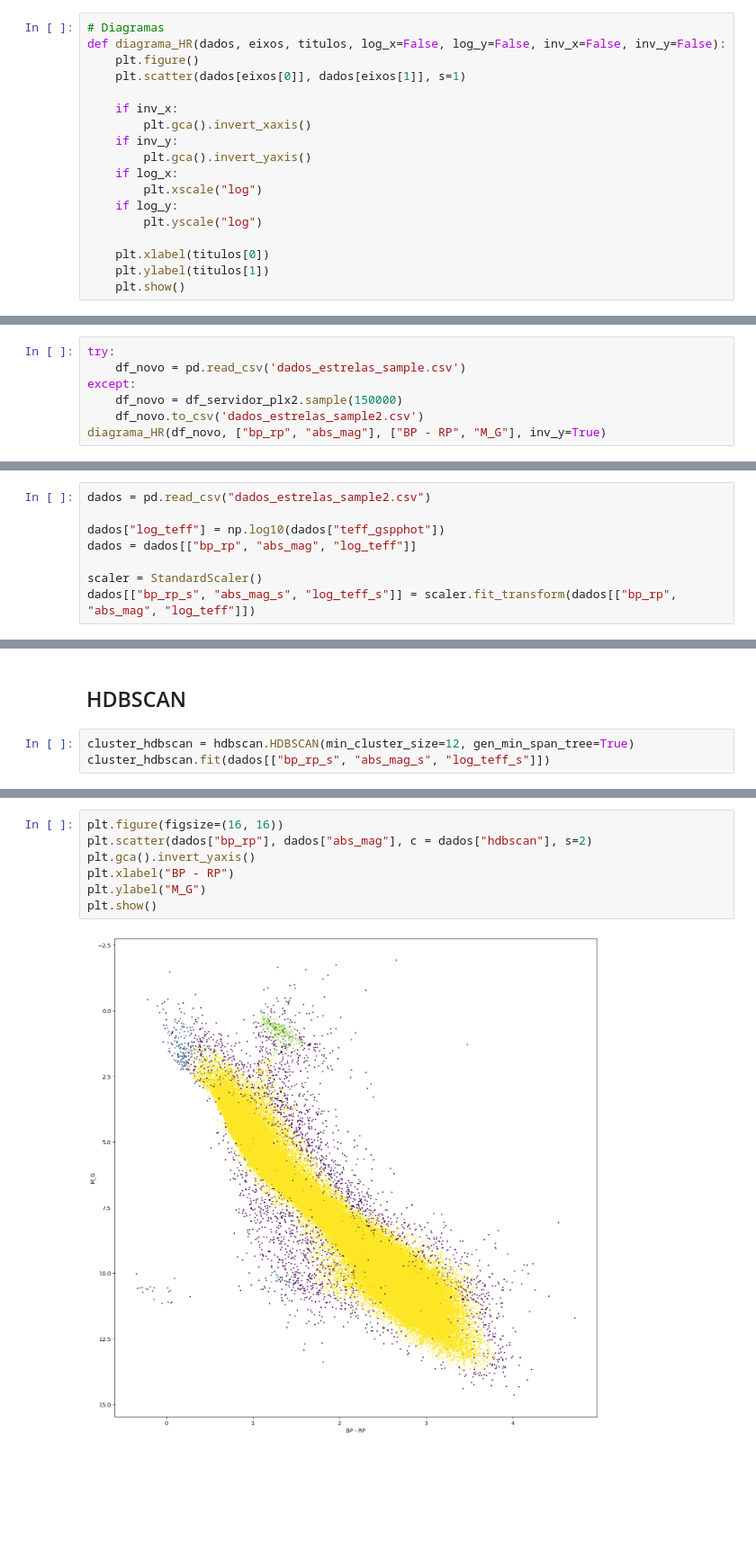
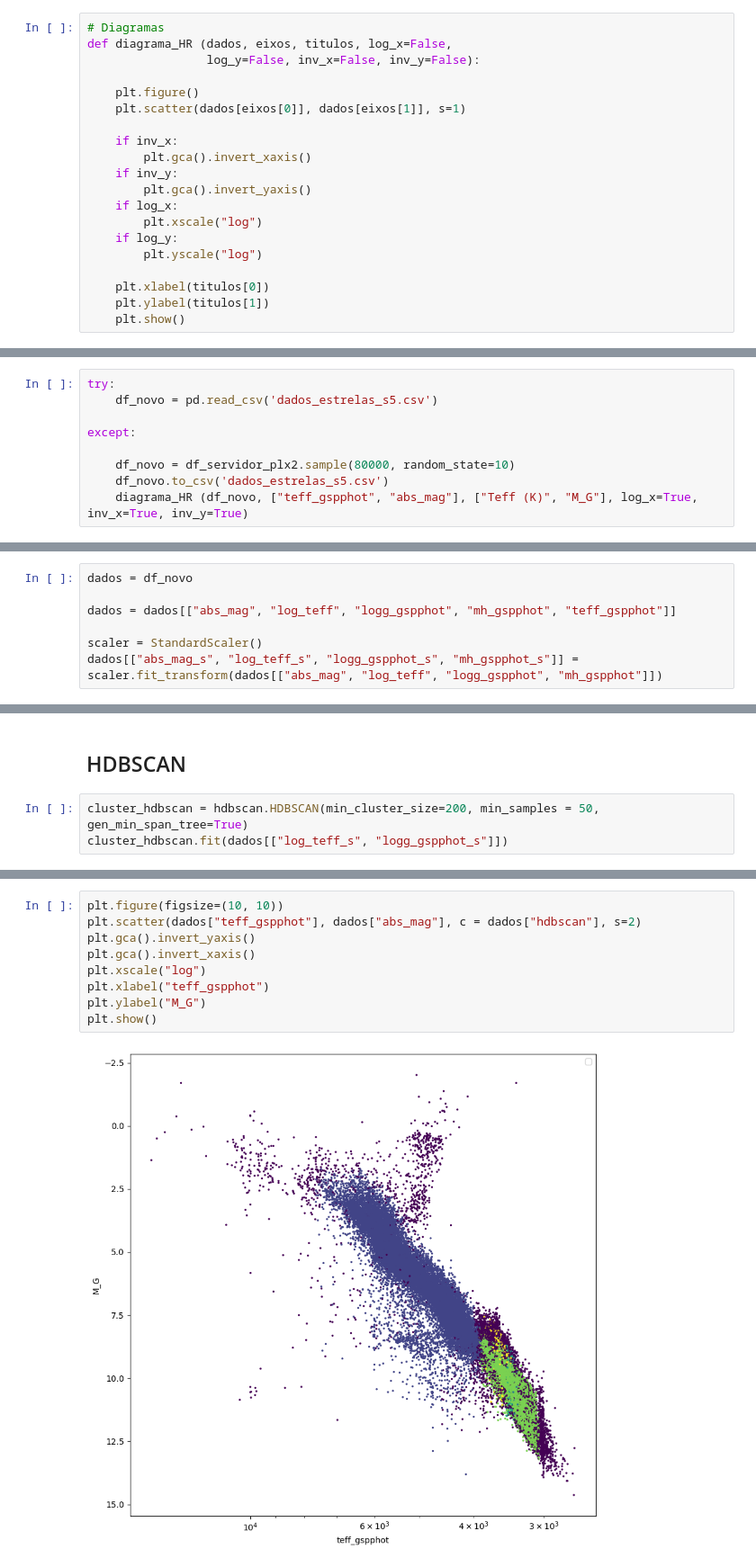
Before and after one commit to marceloavlopes/Diagrama-HR-e-Clustering, a Jupyter notebook: Diagrama_HR_clustering.ipynb, the cells around one changed output, grey strips where cells are left out. Shown at 90% size. Cells and saved outputs as stored; diff of their text form; blank space fills up the shorter version.

Commit message:
Teste com HDBSCAN e K-Means

```diff
--- a/Diagrama_HR_clustering.ipynb
+++ b/Diagrama_HR_clustering.ipynb
@@ -63,7 +65,9 @@ plt.show()
 # Funções úteis
 # %%
 # Diagramas
-def diagrama_HR(dados, eixos, titulos, log_x=False, log_y=False, inv_x=False, inv_y=False):
+def diagrama_HR (dados, eixos, titulos, log_x=False,
+                 log_y=False, inv_x=False, inv_y=False):
+
     plt.figure()
     plt.scatter(dados[eixos[0]], dados[eixos[1]], s=1)
 
@@ -86,8 +94,10 @@ diagrama_HR(df_servidor_plx2, ["bp_rp", "abs_mag"], ["BP - RP", "M_G"], inv_y=Tr
 # %%
 try:
-    df_novo = pd.read_csv('dados_estrelas_sample.csv')
+    df_novo = pd.read_csv('dados_estrelas_s5.csv')
+
 except:
-    df_novo = df_servidor_plx2.sample(150000)
-    df_novo.to_csv('dados_estrelas_sample2.csv')
-diagrama_HR(df_novo, ["bp_rp", "abs_mag"], ["BP - RP", "M_G"], inv_y=True)
+
+    df_novo = df_servidor_plx2.sample(80000, random_state=10)
+    df_novo.to_csv('dados_estrelas_s5.csv')
+    diagrama_HR (df_novo, ["teff_gspphot", "abs_mag"], ["Teff (K)", "M_G"], log_x=True, inv_x=True, inv_y=True)
 # %% [output]
@@ -113,8 +109,7 @@ import hdbscan
 # %%
-dados = pd.read_csv("dados_estrelas_sample2.csv")
+dados = df_novo
 
-dados["log_teff"] = np.log10(dados["teff_gspphot"])
-dados = dados[["bp_rp", "abs_mag", "log_teff"]]
+dados = dados[["abs_mag", "log_teff", "logg_gspphot", "mh_gspphot", "teff_gspphot"]]
 
 scaler = StandardScaler()
-dados[["bp_rp_s", "abs_mag_s", "log_teff_s"]] = scaler.fit_transform(dados[["bp_rp", "abs_mag", "log_teff"]])
+dados[["abs_mag_s", "log_teff_s", "logg_gspphot_s", "mh_gspphot_s"]] = scaler.fit_transform(dados[["abs_mag", "log_teff", "logg_gspphot", "mh_gspphot"]])
@@ -121,6 +137,6 @@ dados[["bp_rp_s", "abs_mag_s", "log_teff_s"]] = scaler.fit_transform(dados[["bp_
 # %% [markdown]
 ## HDBSCAN
 # %%
-cluster_hdbscan = hdbscan.HDBSCAN(min_cluster_size=12, gen_min_span_tree=True)
-cluster_hdbscan.fit(dados[["bp_rp_s", "abs_mag_s", "log_teff_s"]])
+cluster_hdbscan = hdbscan.HDBSCAN(min_cluster_size=200, min_samples = 50, gen_min_span_tree=True)
+cluster_hdbscan.fit(dados[["log_teff_s", "logg_gspphot_s"]])
 # %% [output]
@@ -143,9 +159,11 @@ array([ 5, -1,  4,  1,  3,  2,  0])
 # %%
-plt.figure(figsize=(16, 16))
-plt.scatter(dados["bp_rp"], dados["abs_mag"], c = dados["hdbscan"], s=2)
+plt.figure(figsize=(10, 10))
+plt.scatter(dados["teff_gspphot"], dados["abs_mag"], c = dados["hdbscan"], s=2)
 plt.gca().invert_yaxis()
-plt.xlabel("BP - RP")
+plt.gca().invert_xaxis()
+plt.xscale("log")
+plt.xlabel("teff_gspphot")
 plt.ylabel("M_G")
 plt.show()
 # %% [output]
-[figure, old version]
+[figure, new version]
```
Also changed, not shown: parts of 15 cells of this notebook, 6 other files.
